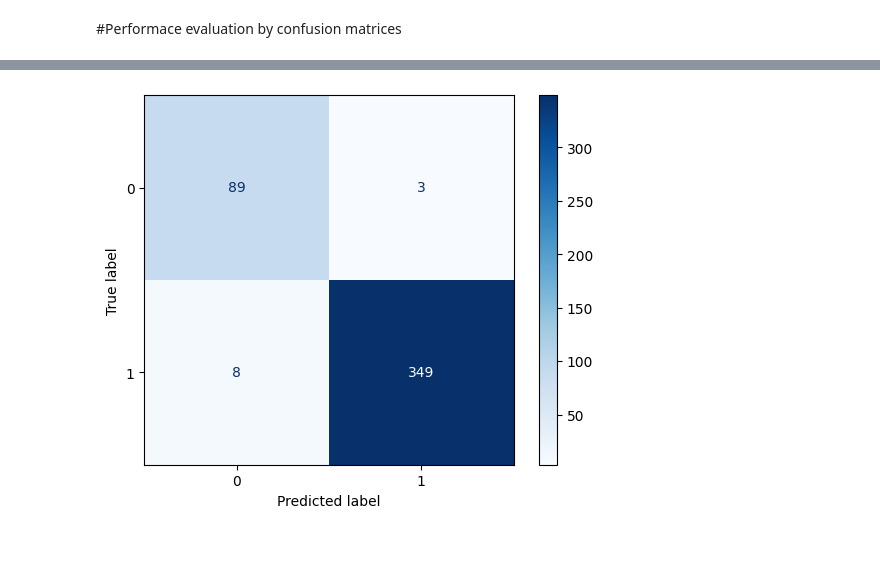
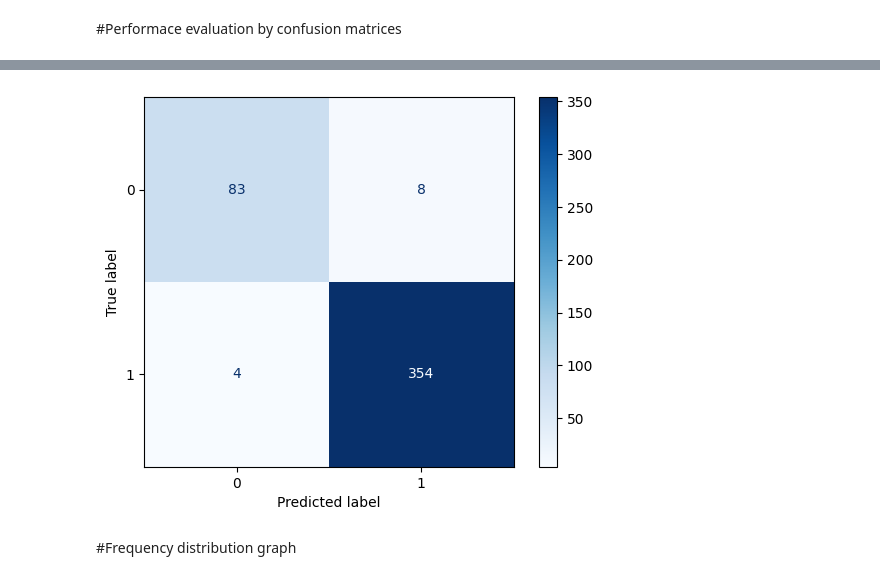
Before and after one commit to benjaminnigjeh/keyProteoforms, a Jupyter notebook: similarity_search_engine.ipynb, the cells around one changed output, grey strips where cells are left out. Drawn from its saved outputs; the diff is of its cells as text; code cells hidden in the pictures; blank space fills up the shorter version.

```diff
--- a/similarity_search_engine.ipynb
+++ b/similarity_search_engine.ipynb
@@ -128,7 +128,7 @@ model = tf.keras.Sequential([
 model.compile(optimizer='adam', loss='mean_squared_error', metrics=['mae'])
 
 # Train the model and store training history
-history = model.fit(X_train, y_train, epochs=50, batch_size=512, validation_split=0.2)
+history = model.fit(X_train, y_train, epochs=40, batch_size=512, validation_split=0.2)
 
 # Evaluate on test data
 test_loss, test_mae = model.evaluate(X_test, y_test)
@@ -174,13 +174,13 @@ import matplotlib.pyplot as plt
 def plot_confusion_matrix(model, X_test, y_test):
     # Ensure y_test is binary (0 or 1)
     #y_test = np.array(y_test).astype(int)  # ✅ Convert to integer if needed
-    y_test = np.where(np.array(y_test) > 0.9, 1, 0).astype(int)
+    y_test = np.where(np.array(y_test) > 0.5, 1, 0).astype(int)
 
     # Get model predictions
     y_scores = model.predict(X_test)
 
     # Convert predictions to binary labels
-    y_pred = (y_scores >= 0.9).astype(int).flatten()  # ✅ Convert float → int
+    y_pred = (y_scores >= 0.5).astype(int).flatten()  # ✅ Convert float → int
 
     # Ensure shapes match
     if y_test.shape != y_pred.shape:
@@ -204,4 +204,6 @@ plot_confusion_matrix(model, X_test, y_test)
-[figure, old version]
+[figure, new version]
+# %% [markdown]
+#Frequency distribution graph
 # %%
 import numpy as np
 import matplotlib.pyplot as plt
```
Also changed, not shown: parts of 7 cells of this notebook.
